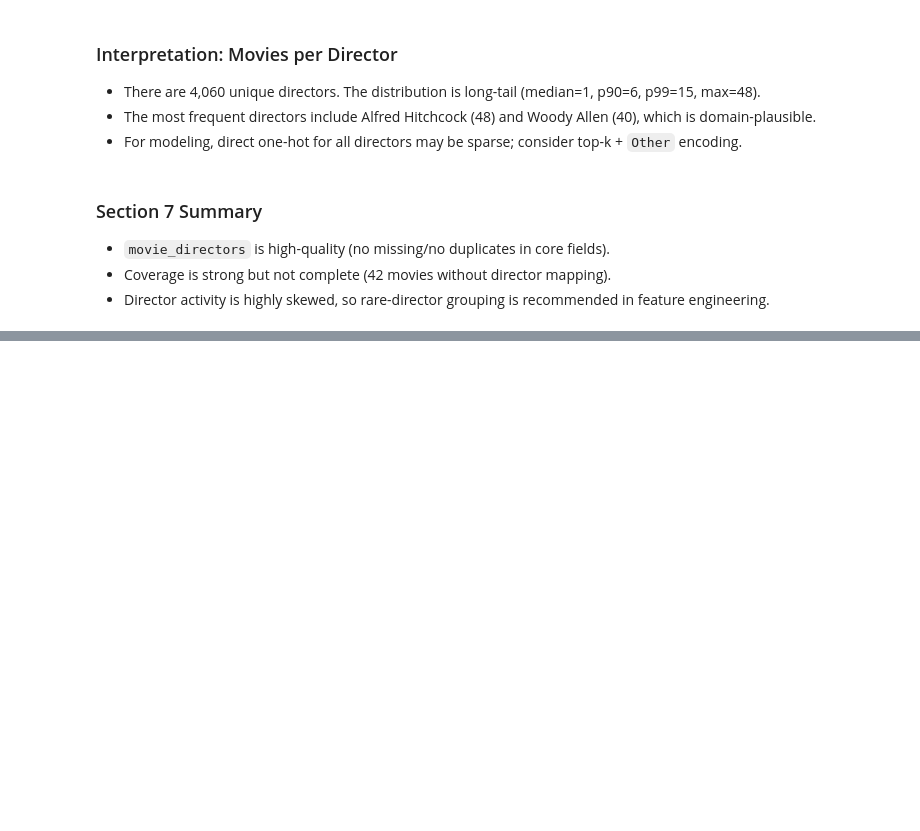
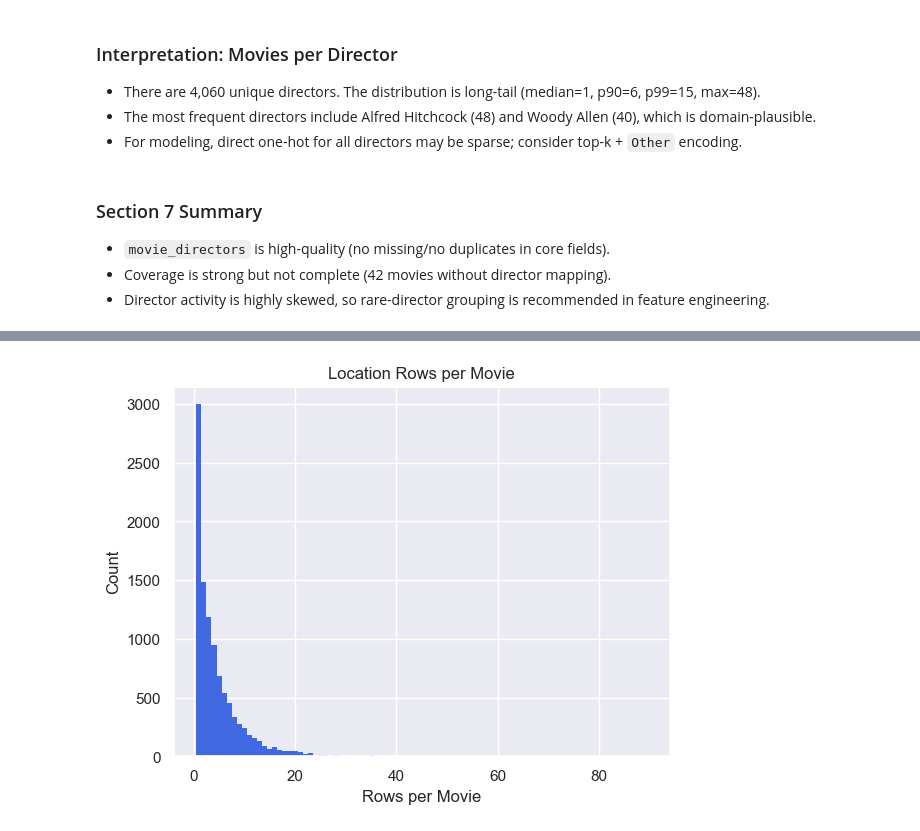
Before and after one commit to Mateusz1645/explainable-recsys, a Jupyter notebook: notebooks/01_eda.ipynb, the cells around one changed output, grey strips where cells are left out. Cells and saved outputs as stored; diff of their text form; code cells hidden in the pictures; blank space fills up the shorter version.

```diff
--- a/notebooks/01_eda.ipynb
+++ b/notebooks/01_eda.ipynb
@@ -788,0 +1083,7 @@ plt.show()
+# %%
+location_rows_per_movie = rows_per_movie_location_report(movie_locations_df)
+
+print("Location rows per movie summary:")
+display(location_rows_per_movie["summary"])
+print("Top movies by location rows:")
+display(location_rows_per_movie["top_movies"])
@@ -788,0 +1119,14 @@ plt.show()
+# %%
+LOCATION_ROWS_PER_MOVIE_BINS = np.arange(0.5, 90.5, 1.0).tolist()
+
+plt.hist(
+    location_rows_per_movie["distribution"],
+    bins=LOCATION_ROWS_PER_MOVIE_BINS,
+    color=PRIMARY_COLOR,
+)
+plt.title("Location Rows per Movie")
+plt.xlabel("Rows per Movie")
+plt.ylabel("Count")
+plt.show()
+# %% [output]
+[figure, added]
```
Also changed, not shown: parts of 40 cells of this notebook, 6 other files.
